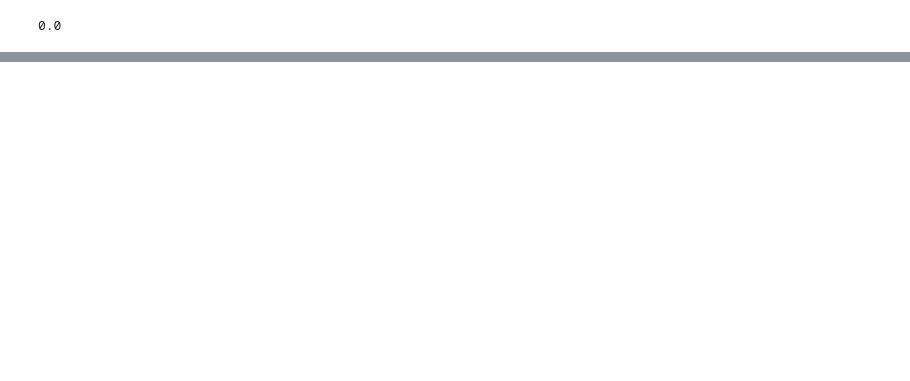
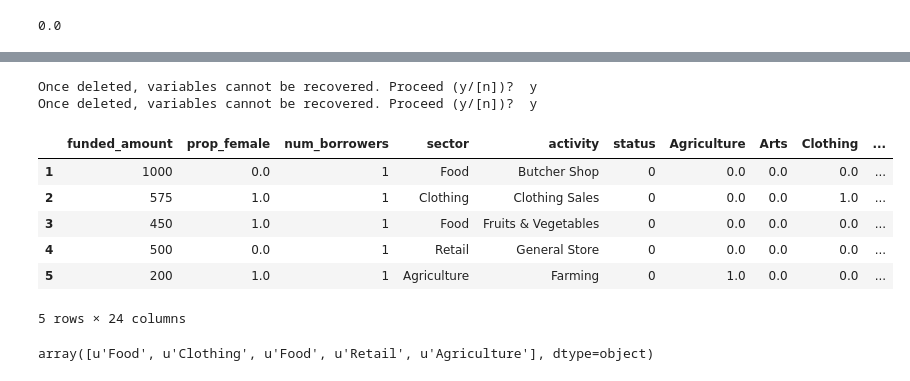
Before and after one commit to pbpearman/capstone, a Jupyter notebook: Kiva_loan_analysis_defaults.ipynb, the cells around one changed output, grey strips where cells are left out. Drawn from its saved outputs; the diff is of its cells as text; code cells hidden in the pictures; blank space fills up the shorter version.

```diff
--- a/Kiva_loan_analysis_defaults.ipynb
+++ b/Kiva_loan_analysis_defaults.ipynb
@@ -528,0 +555,4 @@ P
+# %%
+df2h=df2b[((df2b.status=='paid')|(df2b.status=='defaulted'))]#&((df2b.prop_female==0)|(df2b.prop_female==1))&(df2b.funded_amount<=1600)]
+# %%
+df2h.prop_female.where(((df2h.prop_female==0)|(df2h.prop_female==1)),other=0.5,inplace=True)
@@ -528,0 +575,4 @@ P
+# %%
+df2h.sector.replace(to_replace='Personal Use',value='Personal_Use',inplace=True)
+df2h.status.where(df2h.status=='defaulted',0,inplace=True)
+df2h.status.where(df2h.status==0,other=1,inplace=True)
@@ -528,0 +584,2 @@ P
+# %%
+df2ha=df2h[['funded_amount','prop_female','num_borrowers','sector','activity','status']].copy()
@@ -528,0 +605,34 @@ P
+# %%
+test=df2ha.copy()
+test1=test[['funded_amount','sector']].pivot(columns='sector',values='funded_amount')
+test2=test1.where(test1.isnull()==True,other=1)
+test3=df2ha.merge(right=test2.where(test2.isnull()==False,other=0),left_index=True,right_index=True)
+test4=test3[['funded_amount','prop_female']].pivot(columns='prop_female',values='funded_amount')
+
+test4.rename(columns={0.0:'females_0',0.5:'females_05',1.0:'females_1'},inplace=True)
+test4.females_0.where(test4.females_0.isnull(),1,inplace=True)
+test4.females_0.where(test4.females_0==1,0,inplace=True)
+
+test4.females_05.where(test4.females_05.isnull(),1,inplace=True)
+test4.females_05.where(test4.females_05==1,0,inplace=True)
+
+test4.females_1.where(test4.females_1.isnull(),1,inplace=True)
+test4.females_1.where(test4.females_1==1,0,inplace=True)
+%reset_selective test1 test2
+test5=test3.merge(right=test4,left_index=True,right_index=True)
+%reset_selective test3 test4
+test5.head()
+# %% [output]
+Once deleted, variables cannot be recovered. Proceed (y/[n])?  y
+Once deleted, variables cannot be recovered. Proceed (y/[n])?  y
+|  | funded_amount | prop_female | num_borrowers | sector | activity | status | Agriculture | Arts | Clothing | ... |
+| 1 | 1000 | 0.0 | 1 | Food | Butcher Shop | 0 | 0.0 | 0.0 | 0.0 | ... |
+| 2 | 575 | 1.0 | 1 | Clothing | Clothing Sales | 0 | 0.0 | 0.0 | 1.0 | ... |
+| 3 | 450 | 1.0 | 1 | Food | Fruits & Vegetables | 0 | 0.0 | 0.0 | 0.0 | ... |
+| 4 | 500 | 0.0 | 1 | Retail | General Store | 0 | 0.0 | 0.0 | 0.0 | ... |
+| 5 | 200 | 1.0 | 1 | Agriculture | Farming | 0 | 1.0 | 0.0 | 0.0 | ... |
+5 rows × 24 columns
+# %%
+test5.sector.values[0:5]
+# %% [output]
+array([u'Food', u'Clothing', u'Food', u'Retail', u'Agriculture'], dtype=object)
```
Also changed, not shown: parts of 61 cells of this notebook, 2 other files.
